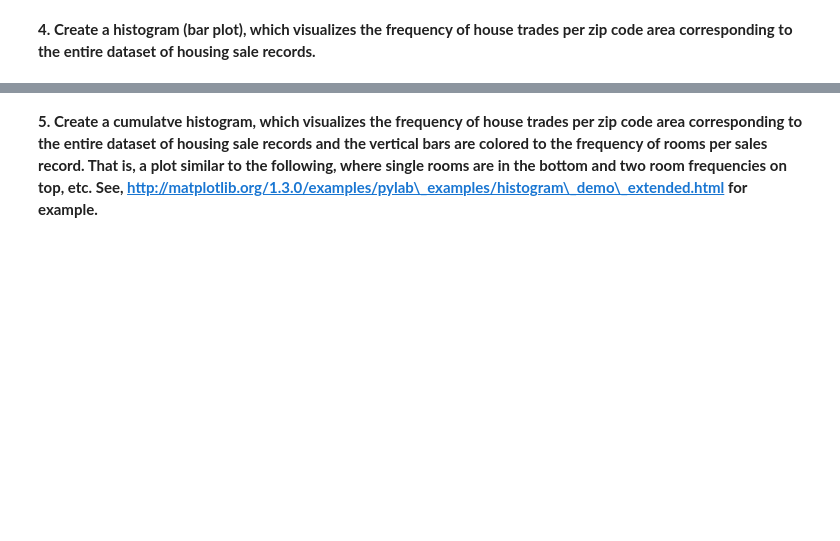
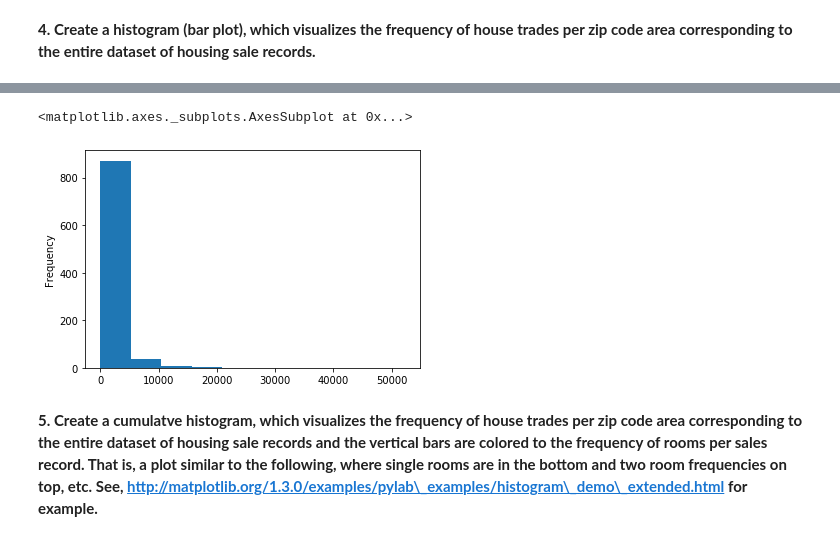
Before and after one commit to Business-Intelligence-Dangerous-Memory/Assignment_3, a Jupyter notebook: Assignment 3 - Data Visualisation.ipynb, the cells around one changed output, grey strips where cells are left out. Saved outputs shown, nothing was run; the diff lists cells and outputs as text; code cells hidden in the pictures; blank space fills up the shorter version.

```diff
--- a/Assignment 3 - Data Visualisation.ipynb
+++ b/Assignment 3 - Data Visualisation.ipynb
@@ -159,2 +169,8 @@ The plot above might indicate that the price per square meter of a location is r
+# %%
+# or we can make a histogram that makes very little sence
+df_groupby_zip['zip_code'].count().plot(kind = 'hist')
+# %% [output]
+<matplotlib.axes._subplots.AxesSubplot at 0x...>
+[figure, added]
 # %% [markdown]
 **5. Create a cumulatve histogram, which visualizes the frequency of house trades per zip code area corresponding to the entire dataset of housing sale records and the vertical bars are colored to the frequency of rooms per sales record. That is, a plot similar to the following, where single rooms are in the bottom and two room frequencies on top, etc. See, http://matplotlib.org/1.3.0/examples/pylab\_examples/histogram\_demo\_extended.html for example.**
```
Also changed, not shown: parts of 9 cells of this notebook.
